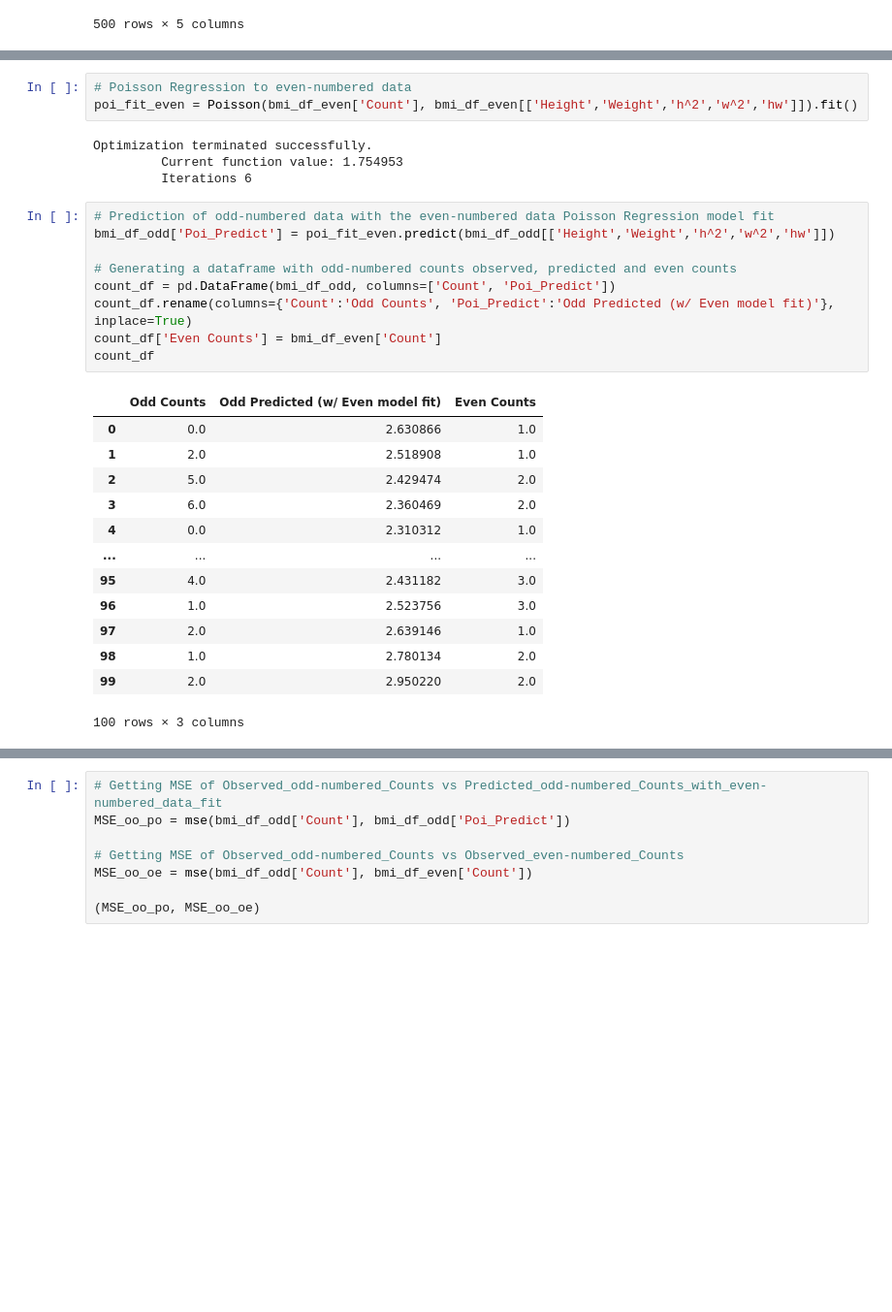
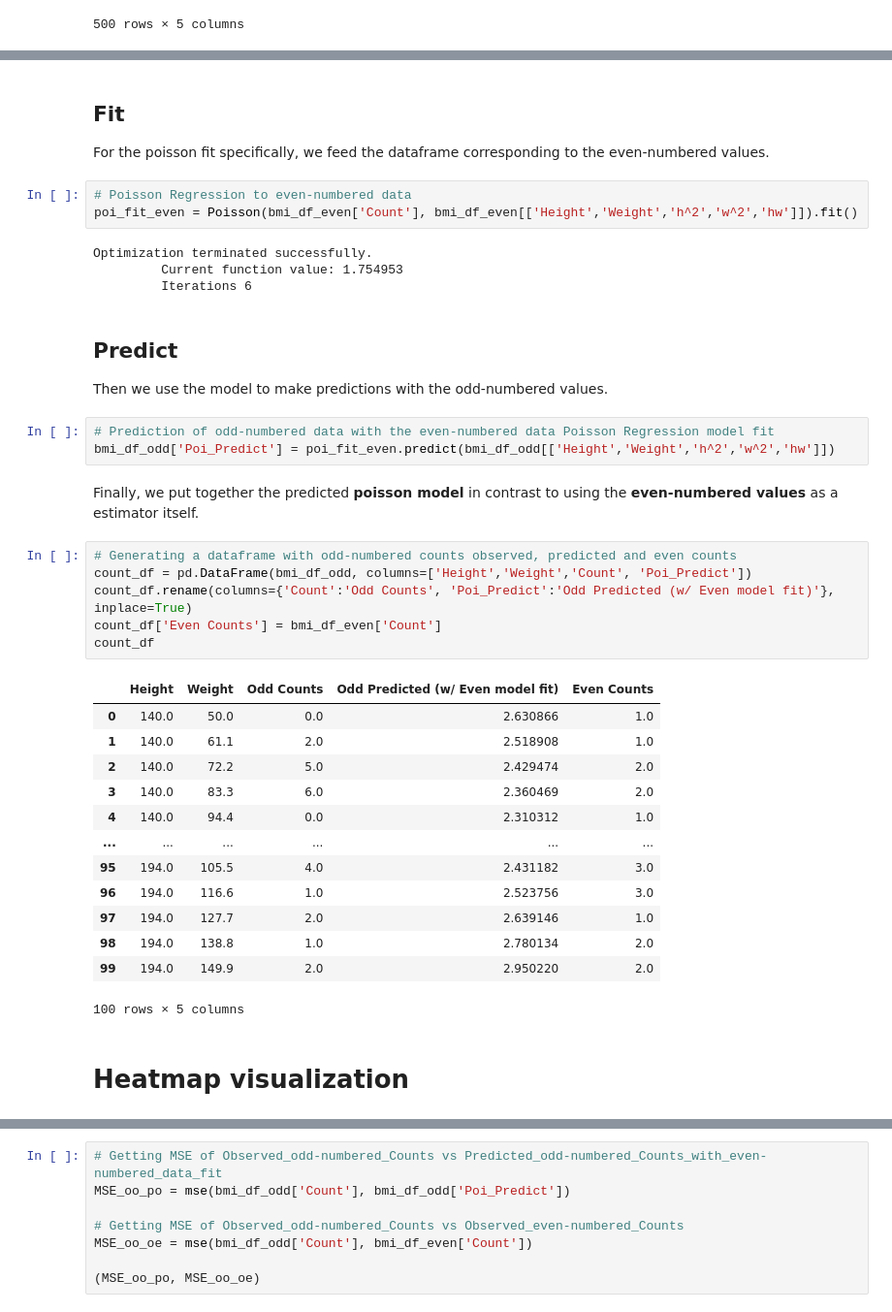
Before and after one commit to EiderDiaz/midterm_ds_is, a Jupyter notebook: final summer takehome/Problem #2 (Final-Term Exam).ipynb, the cells around one changed output, grey strips where cells are left out. Shown: that part at 97% size. Cells and saved outputs as stored; diff of their text form; blank space fills up the shorter version.

Commit message:
Add heatmap format and documentation

```diff
--- a/final summer takehome/Problem #2 (Final-Term Exam).ipynb
+++ b/final summer takehome/Problem #2 (Final-Term Exam).ipynb
@@ -126,3 +269,7 @@ bmi_df_odd['hw'] = bmi_df_odd['Height'] * bmi_df_odd['Weight']
+# %% [markdown]
+## Fit
+
+For the poisson fit specifically, we feed the dataframe corresponding to the even-numbered values.
 # %%
 # Poisson Regression to even-numbered data
 poi_fit_even = Poisson(bmi_df_even['Count'], bmi_df_even[['Height','Weight','h^2','w^2','hw']]).fit()
@@ -130,26 +277,34 @@ poi_fit_even = Poisson(bmi_df_even['Count'], bmi_df_even[['Height','Weight','h^2
 Optimization terminated successfully.
          Current function value: 1.754953
          Iterations 6
+# %% [markdown]
+## Predict
+
+Then we use the model to make predictions with the odd-numbered values.
+# %%
+# Prediction of odd-numbered data with the even-numbered data Poisson Regression model fit
+bmi_df_odd['Poi_Predict'] = poi_fit_even.predict(bmi_df_odd[['Height','Weight','h^2','w^2','hw']])
+# %% [markdown]
+Finally, we put together the predicted **poisson model** in contrast to using the **even-numbered values** as a estimator itself.
 # %%
-# Prediction of odd-numbered data with the even-numbered data Poisson Regression model fit
-bmi_df_odd['Poi_Predict'] = poi_fit_even.predict(bmi_df_odd[['Height','Weight','h^2','w^2','hw']])
-
 # Generating a dataframe with odd-numbered counts observed, predicted and even counts
-count_df = pd.DataFrame(bmi_df_odd, columns=['Count', 'Poi_Predict'])
+count_df = pd.DataFrame(bmi_df_odd, columns=['Height','Weight','Count', 'Poi_Predict'])
 count_df.rename(columns={'Count':'Odd Counts', 'Poi_Predict':'Odd Predicted (w/ Even model fit)'}, inplace=True)
 count_df['Even Counts'] = bmi_df_even['Count']
 count_df
 # %% [output]
-|  | Odd Counts | Odd Predicted (w/ Even model fit) | Even Counts |
-| 0 | 0.0 | 2.630866 | 1.0 |
-| 1 | 2.0 | 2.518908 | 1.0 |
-| 2 | 5.0 | 2.429474 | 2.0 |
-| 3 | 6.0 | 2.360469 | 2.0 |
-| 4 | 0.0 | 2.310312 | 1.0 |
-| ... | ... | ... | ... |
-| 95 | 4.0 | 2.431182 | 3.0 |
-| 96 | 1.0 | 2.523756 | 3.0 |
-| 97 | 2.0 | 2.639146 | 1.0 |
-| 98 | 1.0 | 2.780134 | 2.0 |
-| 99 | 2.0 | 2.950220 | 2.0 |
+|  | Height | Weight | Odd Counts | Odd Predicted (w/ Even model fit) | Even Counts |
+| 0 | 140.0 | 50.0 | 0.0 | 2.630866 | 1.0 |
+| 1 | 140.0 | 61.1 | 2.0 | 2.518908 | 1.0 |
+| 2 | 140.0 | 72.2 | 5.0 | 2.429474 | 2.0 |
+| 3 | 140.0 | 83.3 | 6.0 | 2.360469 | 2.0 |
+| 4 | 140.0 | 94.4 | 0.0 | 2.310312 | 1.0 |
+| ... | ... | ... | ... | ... | ... |
+| 95 | 194.0 | 105.5 | 4.0 | 2.431182 | 3.0 |
+| 96 | 194.0 | 116.6 | 1.0 | 2.523756 | 3.0 |
+| 97 | 194.0 | 127.7 | 2.0 | 2.639146 | 1.0 |
+| 98 | 194.0 | 138.8 | 1.0 | 2.780134 | 2.0 |
+| 99 | 194.0 | 149.9 | 2.0 | 2.950220 | 2.0 |
-100 rows × 3 columns
+100 rows × 5 columns
+# %% [markdown]
+# Heatmap visualization
```
Also changed, not shown: parts of 21 cells of this notebook.
